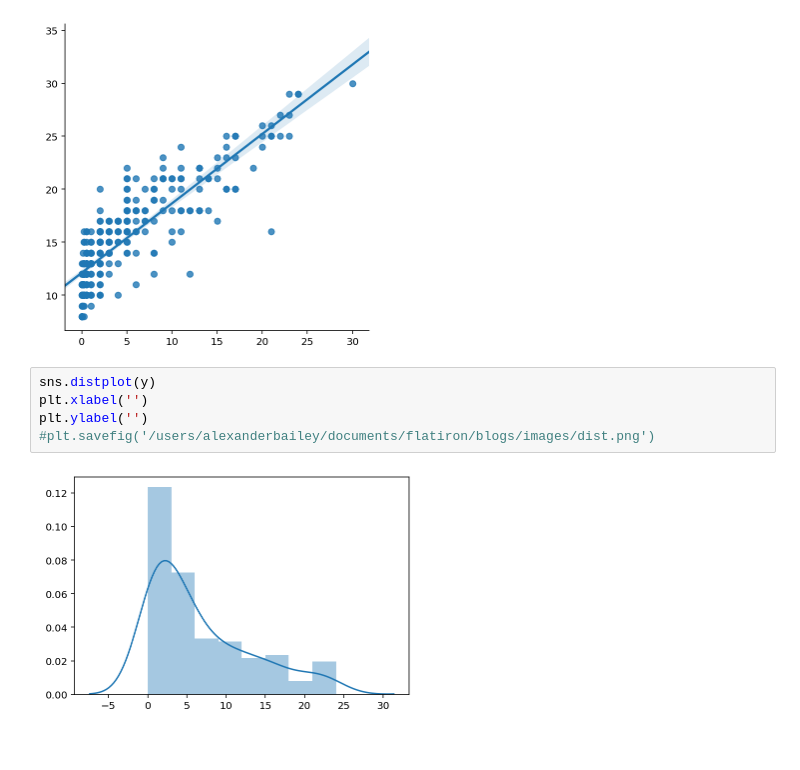
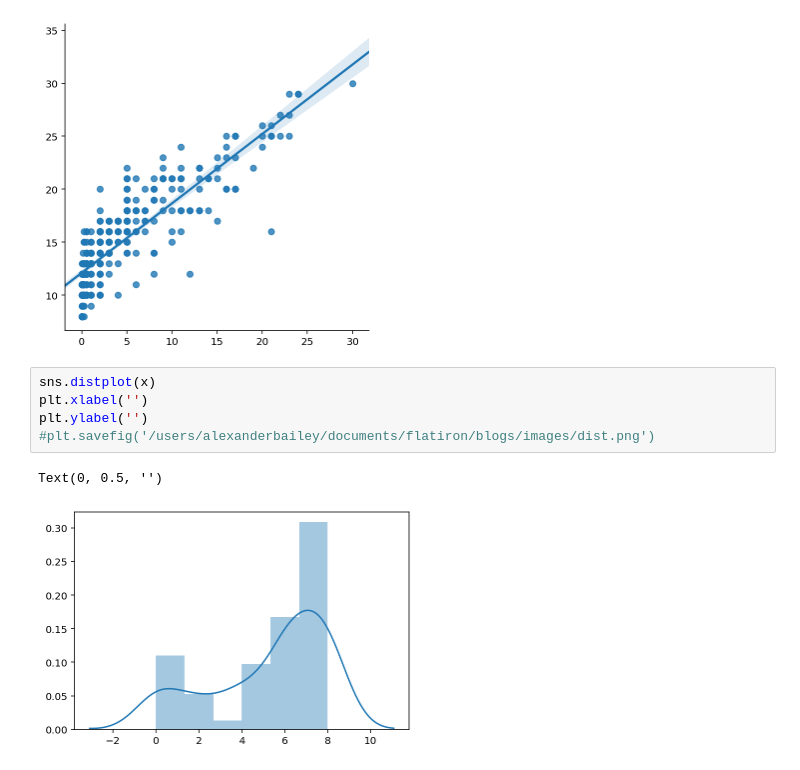
Before and after one commit to ZMBailey/dndmonsters, a Jupyter notebook: monster_stats.ipynb, the cells around one changed output. Saved outputs shown, nothing was run; the diff lists cells and outputs as text.

Commit message:
plot distribution of alignments

```diff
--- a/monster_stats.ipynb
+++ b/monster_stats.ipynb
@@ -335,9 +335,10 @@ plt.ylabel('')
 # %% [output]
 [figure]
 # %%
-sns.distplot(y)
+sns.distplot(x)
 plt.xlabel('')
 plt.ylabel('')
 #plt.savefig('/users/alexanderbailey/documents/flatiron/blogs/images/dist.png')
 # %% [output]
+Text(0, 0.5, '')
-[figure, old version]
+[figure, new version]
```
